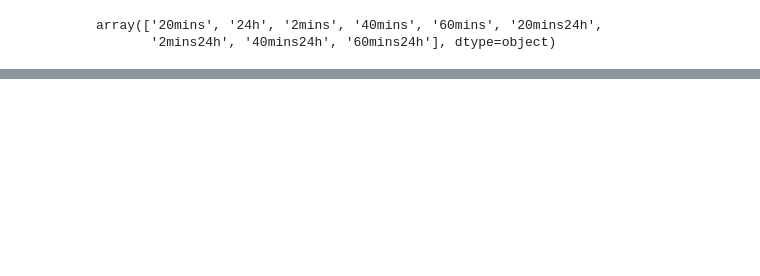
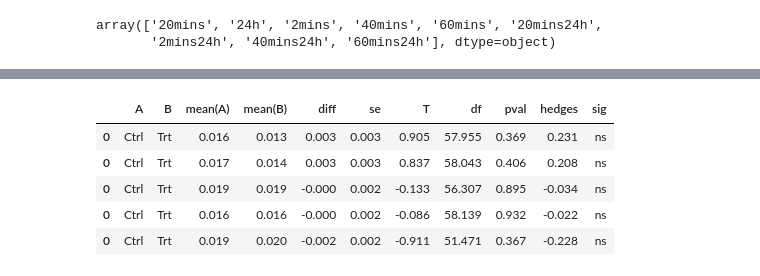
Before and after one commit to bunmiadejimi/Raman_Collagen, a Jupyter notebook: MCR_Stats.ipynb, the cells around one changed output, grey strips where cells are left out. Drawn from its saved outputs; the diff is of its cells as text; code cells hidden in the pictures; blank space fills up the shorter version.

```diff
--- a/MCR_Stats.ipynb
+++ b/MCR_Stats.ipynb
@@ -87,0 +83,17 @@ for l in [1.5, 3.5, 5.5, 7.5]:
+# %%
+# for unequal variances
+import pingouin as pg
+data1 = []
+for x in ['2mins','20mins', '40mins', '60mins', '24h']:
+    dff = df[df['trt_time'].str.contains(x)]
+    print(f"{shapiro(dff['Scores on Comp 4 (48.73%)'])[1]}")
+    tukey = pg.pairwise_gameshowell(
+        data = dff,
+        dv='Scores on Comp 4 (48.73%)',
+                            between='sample'
+                            ).round(3)
+    #display results
+    print(f"Results for {x}")
+    print(tukey)
+    print('*****************************************************')
+    data1.append(tukey)
@@ -87,0 +118,12 @@ for l in [1.5, 3.5, 5.5, 7.5]:
+# %%
+gh_stats = pd.concat(data1)
+gh_stats.insert(10, 'sig', value = ['**' if x < 0.01 else ('*' if x<0.05  else 'ns') for x in gh_stats['pval']])
+# %%
+gh_stats
+# %% [output]
+|  | A | B | mean(A) | mean(B) | diff | se | T | df | pval | hedges | sig |
+| 0 | Ctrl | Trt | 0.016 | 0.013 | 0.003 | 0.003 | 0.905 | 57.955 | 0.369 | 0.231 | ns |
+| 0 | Ctrl | Trt | 0.017 | 0.014 | 0.003 | 0.003 | 0.837 | 58.043 | 0.406 | 0.208 | ns |
+| 0 | Ctrl | Trt | 0.019 | 0.019 | -0.000 | 0.002 | -0.133 | 56.307 | 0.895 | -0.034 | ns |
+| 0 | Ctrl | Trt | 0.016 | 0.016 | -0.000 | 0.002 | -0.086 | 58.139 | 0.932 | -0.022 | ns |
+| 0 | Ctrl | Trt | 0.019 | 0.020 | -0.002 | 0.002 | -0.911 | 51.471 | 0.367 | -0.228 | ns |
```
Also changed, not shown: parts of 7 cells of this notebook.
